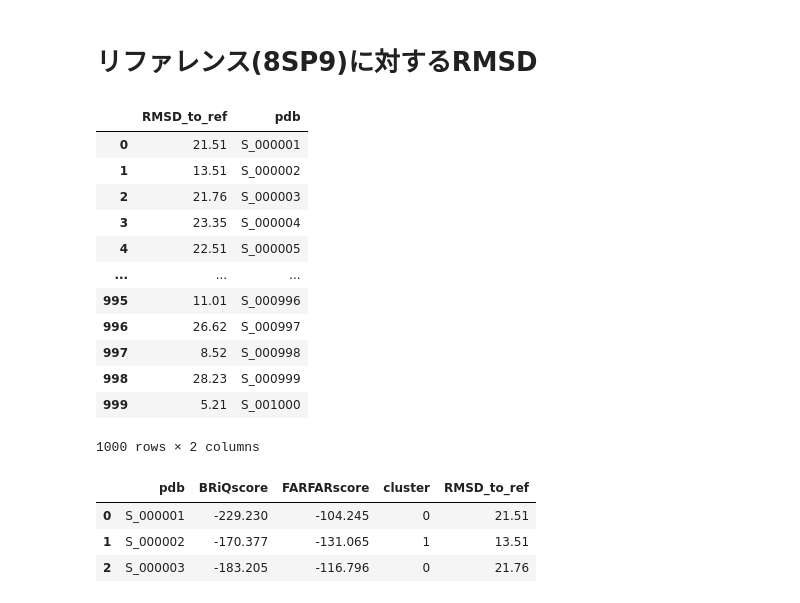
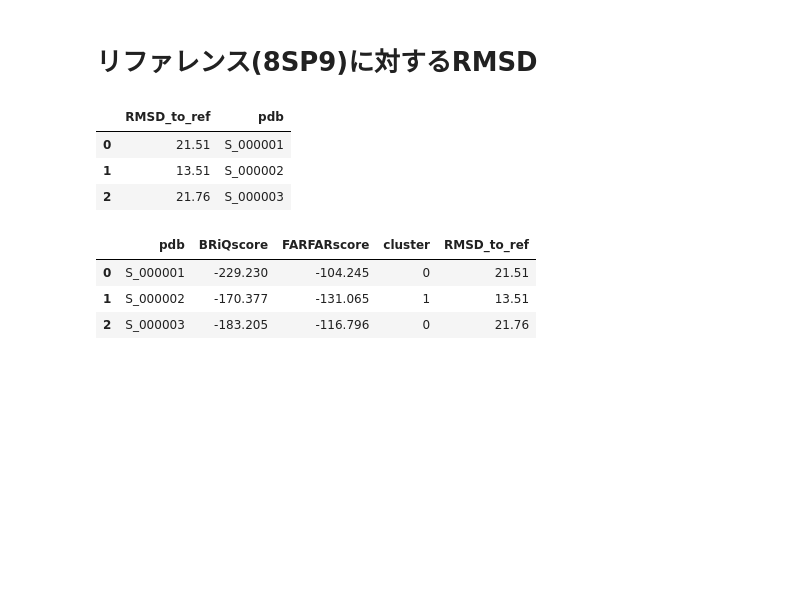
Before and after one commit to Shunsuke-1994/casp16, a Jupyter notebook: notebooks/R1211.ipynb, the cells around one changed output. Cells and saved outputs as stored; diff of their text form; code cells hidden in the pictures; blank space fills up the shorter version.

```diff
--- a/notebooks/R1211.ipynb
+++ b/notebooks/R1211.ipynb
@@ -259,25 +259,18 @@ Text(0, 0.5, 'FARFARscore')
 # %% [markdown]
 # リファレンス(8SP9)に対するRMSD
 # %%
+df_scores = pd.read_csv(f"{pdb_dir}/R1211_scores_clustered.csv")
 df_rmsd_to_ref = pd.read_csv(f"{pdb_dir}/RMSD_R1211_8SP9.csv", header=None)
+
 df_rmsd_to_ref["pdb"] = df_rmsd_to_ref[0].apply(lambda x: x.split("/")[-1].replace(".pdb", ""))
 df_rmsd_to_ref.drop(0, axis=1, inplace=True)
 df_rmsd_to_ref.columns = ["RMSD_to_ref", "pdb"]
-df_rmsd_to_ref
+df_rmsd_to_ref.head(3)
 # %% [output]
 |  | RMSD_to_ref | pdb |
 | 0 | 21.51 | S_000001 |
 | 1 | 13.51 | S_000002 |
 | 2 | 21.76 | S_000003 |
-| 3 | 23.35 | S_000004 |
-| 4 | 22.51 | S_000005 |
-| ... | ... | ... |
-| 995 | 11.01 | S_000996 |
-| 996 | 26.62 | S_000997 |
-| 997 | 8.52 | S_000998 |
-| 998 | 28.23 | S_000999 |
-| 999 | 5.21 | S_001000 |
-1000 rows × 2 columns
 # %%
 # merge with df_scores
 df_scores = pd.merge(df_scores, df_rmsd_to_ref, on="pdb")
```
Also changed, not shown: parts of 4 cells of this notebook.
